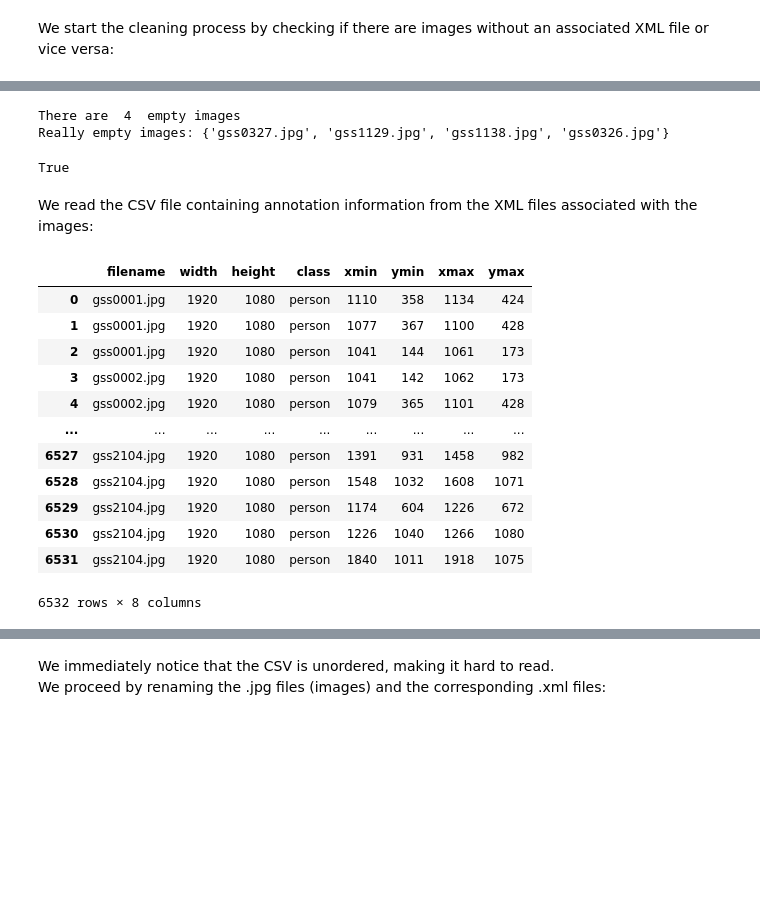
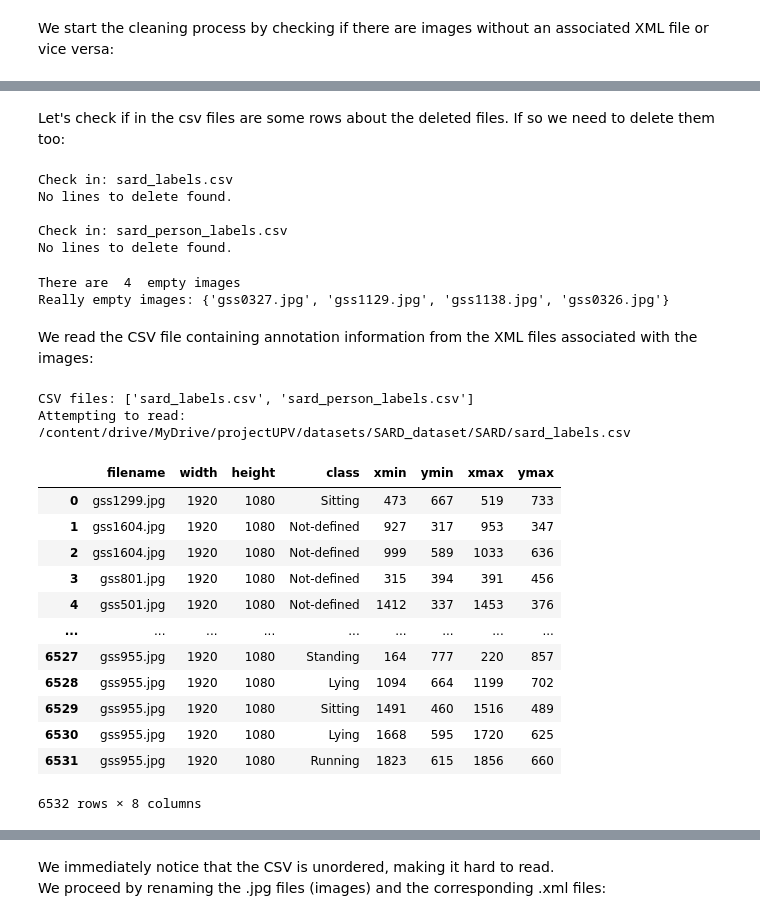
Before and after one commit to PavanDaniele/drone-person-detection, a Jupyter notebook: data_exploration.ipynb, the cells around one changed output, grey strips where cells are left out. Drawn from its saved outputs; the diff is of its cells as text; code cells hidden in the pictures; blank space fills up the shorter version.

```diff
--- a/data_exploration.ipynb
+++ b/data_exploration.ipynb
@@ -237,3 +434,39 @@ On the other hand, there are no XML files without an associated image.
+# %% [markdown]
+Let's check if in the csv files are some rows about the deleted files. If so we need to delete them too:
+# %%
+def check_removed_images_in_csv(csv_paths, removed_images): # To check if the csv files contains something about the images we removed
+  """
+  Check if the deleted images are still present in the CSV files.
+
+  Args:
+    csv_paths (list of str): CSV paths to check.
+    removed_images (list or set): Names of image files to look for.
+  """
+  for csv_file in csv_paths:
+    print(f"\nCheck in: {os.path.basename(csv_file)}")
+    df = pd.read_csv(csv_file)
+
+    matches = df[df['filename'].isin(removed_images)]
+    if not matches.empty:
+      print(f"Found {len(matches)} lines related to deleted images:")
+      print(matches['filename'].unique())
+    else:
+      print("No lines to delete found.")
+
+removed_images = inconsistencies_sard['images_without_xml']
+
+folder_path_sard = '/content/drive/MyDrive/projectUPV/datasets/SARD_dataset/SARD'
+csv_sard_labels_path = os.path.join(folder_path_sard, 'sard_labels.csv')
+csv_sard_person_labels_path = os.path.join(folder_path_sard, 'sard_person_labels.csv')
+csv_files = [csv_sard_labels_path, csv_sard_person_labels_path]
+
+check_removed_images_in_csv(csv_files, removed_images)
+# %% [output]
+Check in: sard_labels.csv
+No lines to delete found.
+
+Check in: sard_person_labels.csv
+No lines to delete found.
 # %%
 ## QUESTO VA ESEGUITO SOLAMENTE PER HERIDA, PERCHE' PRIMA LO ESEGUO PER CONTROLLARE,
 ##  POI CREO CSV E POI ESEGUO ALTRA FUNZIONE (classify_image_annotation_quality ) PER VEDERE SE E' ANCORA TUTTO CORRETTO
@@ -290,29 +523,30 @@ print("Really empty images:", really_empty_images)
 # %% [output]
 There are  4  empty images
 Really empty images: {'gss0327.jpg', 'gss1129.jpg', 'gss1138.jpg', 'gss0326.jpg'}
-# %%
-is_image_present(sard_dataset_path, "gss0038.jpg")
-# %% [output]
-True
 # %% [markdown]
 We read the CSV file containing annotation information from the XML files associated with the images:
 # %%
 # To read a specific file csv
 folder_path_sard = '/content/drive/MyDrive/projectUPV/datasets/SARD_dataset/SARD'
 
+# print("Files in directory:", os.listdir(folder_path_sard))
+csv_files = [f for f in os.listdir(folder_path_sard) if f.lower().endswith('.csv')]
+print("CSV files:", csv_files)
+
 read_file_csv(folder_path_sard, 'sard_labels.csv')
-read_file_csv(folder_path_sard, 'sard_person_labels.csv')
 # %% [output]
+CSV files: ['sard_labels.csv', 'sard_person_labels.csv']
+Attempting to read: /content/drive/MyDrive/projectUPV/datasets/SARD_dataset/SARD/sard_labels.csv
 |  | filename | width | height | class | xmin | ymin | xmax | ymax |
-| 0 | gss0001.jpg | 1920 | 1080 | person | 1110 | 358 | 1134 | 424 |
-| 1 | gss0001.jpg | 1920 | 1080 | person | 1077 | 367 | 1100 | 428 |
-| 2 | gss0001.jpg | 1920 | 1080 | person | 1041 | 144 | 1061 | 173 |
-| 3 | gss0002.jpg | 1920 | 1080 | person | 1041 | 142 | 1062 | 173 |
-| 4 | gss0002.jpg | 1920 | 1080 | person | 1079 | 365 | 1101 | 428 |
+| 0 | gss1299.jpg | 1920 | 1080 | Sitting | 473 | 667 | 519 | 733 |
+| 1 | gss1604.jpg | 1920 | 1080 | Not-defined | 927 | 317 | 953 | 347 |
+| 2 | gss1604.jpg | 1920 | 1080 | Not-defined | 999 | 589 | 1033 | 636 |
+| 3 | gss801.jpg | 1920 | 1080 | Not-defined | 315 | 394 | 391 | 456 |
+| 4 | gss501.jpg | 1920 | 1080 | Not-defined | 1412 | 337 | 1453 | 376 |
 | ... | ... | ... | ... | ... | ... | ... | ... | ... |
-| 6527 | gss2104.jpg | 1920 | 1080 | person | 1391 | 931 | 1458 | 982 |
-| 6528 | gss2104.jpg | 1920 | 1080 | person | 1548 | 1032 | 1608 | 1071 |
-| 6529 | gss2104.jpg | 1920 | 1080 | person | 1174 | 604 | 1226 | 672 |
-| 6530 | gss2104.jpg | 1920 | 1080 | person | 1226 | 1040 | 1266 | 1080 |
-| 6531 | gss2104.jpg | 1920 | 1080 | person | 1840 | 1011 | 1918 | 1075 |
+| 6527 | gss955.jpg | 1920 | 1080 | Standing | 164 | 777 | 220 | 857 |
+| 6528 | gss955.jpg | 1920 | 1080 | Lying | 1094 | 664 | 1199 | 702 |
+| 6529 | gss955.jpg | 1920 | 1080 | Sitting | 1491 | 460 | 1516 | 489 |
+| 6530 | gss955.jpg | 1920 | 1080 | Lying | 1668 | 595 | 1720 | 625 |
+| 6531 | gss955.jpg | 1920 | 1080 | Running | 1823 | 615 | 1856 | 660 |
-6532 rows × 8 columns
+6532 rows × 8 columns
```
Also changed, not shown: parts of 45 cells of this notebook.
